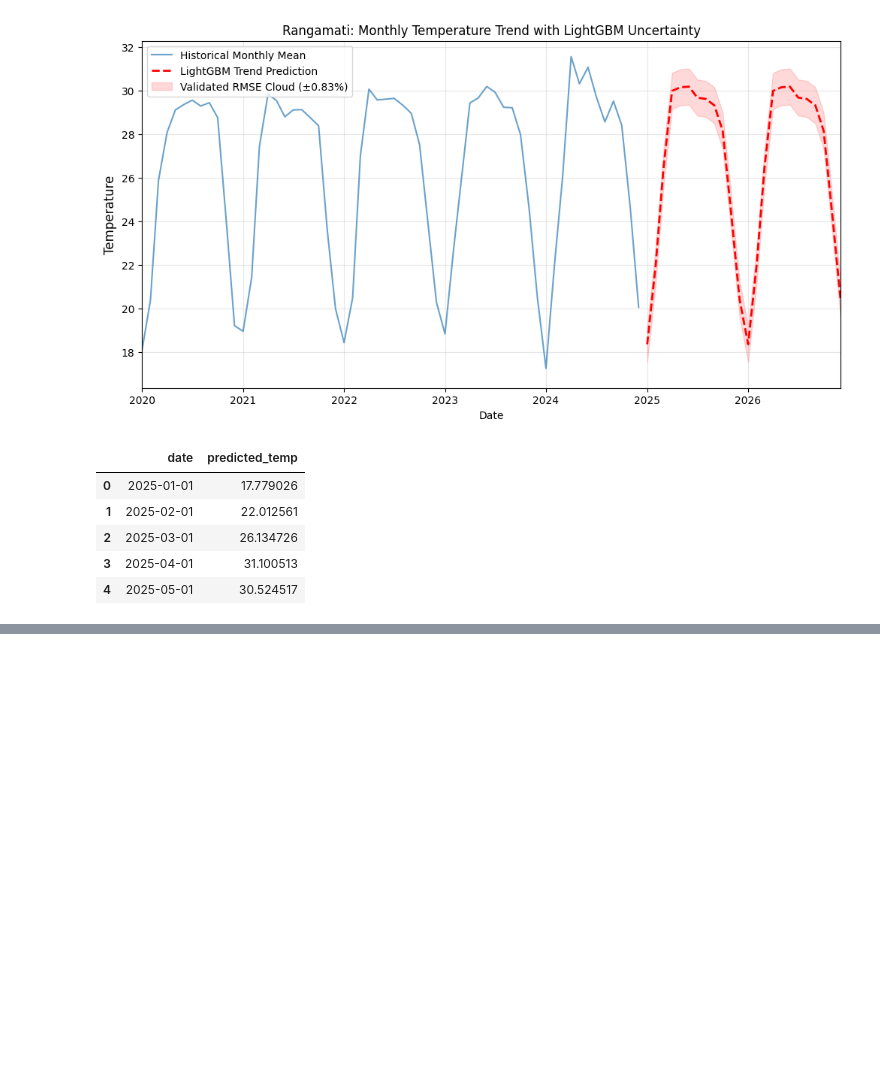
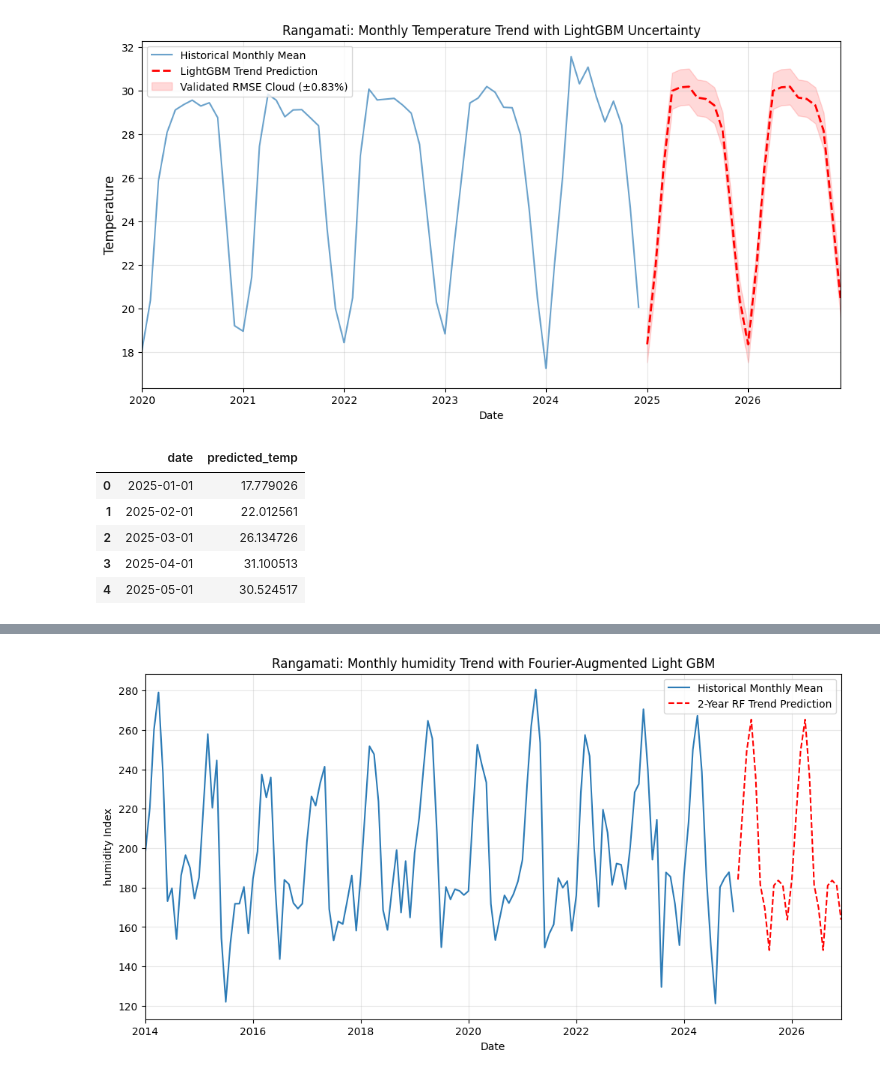
Before and after one commit to not-your-pancake/TCC_Journal, a Jupyter notebook: HI_WB_HS_HM_WBG/rangamati.ipynb, the cells around one changed output, grey strips where cells are left out. Cells and saved outputs as stored; diff of their text form; code cells hidden in the pictures; blank space fills up the shorter version.

```diff
--- a/HI_WB_HS_HM_WBG/rangamati.ipynb
+++ b/HI_WB_HS_HM_WBG/rangamati.ipynb
@@ -1428,0 +1522,12 @@ df_predictions_temp.head()
+# %%
+import numpy as np
+import pandas as pd
+import matplotlib.pyplot as plt
+
+from sklearn.model_selection import train_test_split, KFold, cross_val_score
+
+FEATURES = ['year_val'] + fourier_cols
+X = df_features[FEATURES]
+y = df_features['solar_radiation']
+
+X_train, X_test, y_train, y_test = train_test_split(X, y, test_size=0.20, random_state=42, shuffle=True)
@@ -1428,0 +2030,70 @@ df_predictions_temp.head()
+# %%
+import pandas as pd
+import numpy as np
+import matplotlib.pyplot as plt
+from sklearn.ensemble import RandomForestRegressor
+
+# 1. Prepare Monthly Data
+df = df_bandarban.copy() # [cite: 101]
+df['date'] = pd.to_datetime(df[['year', 'month', 'day']]) # [cite: 116]
+df_monthly_rad = df.set_index('date')['solar_radiation'].resample('MS').mean().reset_index()
+
+# 2. Engineering Fourier Features for Seasonality
+# This replaces the need for interpolation/splines
+def add_fourier_features(df, period=12, n_terms=3): # Monthly period is 12
+    for n in range(1, n_terms + 1):
+        # Using month index (1-12) as the base for the cycle
+        months = df['date'].dt.month
+        df[f'sin_{n}'] = np.sin(2 * np.pi * n * months / period)
+        df[f'cos_{n}'] = np.cos(2 * np.pi * n * months / period)
+    return df
+
+df_features = add_fourier_features(df_monthly_rad.copy())
+df_features['year_val'] = df_features['date'].dt.year
+
+# 3. Define Features and Target
+fourier_cols = [c for c in df_features.columns if 'sin' in c or 'cos' in c]
+FEATURES = ['year_val'] + fourier_cols
+X = df_features[FEATURES]
+y = df_features['solar_radiation']
+
+# 4. Train Random Forest [cite: 145, 146]
+cat_model = CatBoostRegressor(
+        iterations=800,
+        learning_rate=0.03,
+        depth=6,
+        l2_leaf_reg=5,           # Regularization is your friend with 4k rows
+        bootstrap_type='Bayesian',
+        bagging_temperature=1,
+        random_strength=1,
+        loss_function='RMSE',    # Or 'Huber' if you want it to match your LSTM
+        random_seed=42,
+        verbose=0
+    )
+
+
+cat_model.fit(X_train, y_train)
+
+# 5. Predict 2 Years Future (24 months)
+last_date = df_features['date'].max()
+future_dates = pd.date_range(start=last_date + pd.DateOffset(months=1), periods=24, freq='MS')
+future_df = pd.DataFrame({'date': future_dates})
+future_df['year_val'] = future_df['date'].dt.year
+future_df = add_fourier_features(future_df)
+
+predictions_hum = rf.predict(future_df[FEATURES])
+
+# 6. Visualization
+plt.figure(figsize=(12, 6))
+plt.plot(df_features['date'], y, label='Historical Monthly Mean', color='#2c7bb6') # [cite: 80]
+plt.plot(future_dates, predictions_hum, label='2-Year RF Trend Prediction', linestyle='--', color='red')
+plt.title('Rangamati: Monthly humidity Trend with Fourier-Augmented Light GBM')
+plt.xlabel('Date')
+plt.ylabel('humidity Index')
+plt.legend()
+plt.grid(True, alpha=0.3)
+# Set the start date to Jan 1st, 2023
+plt.xlim(pd.Timestamp('2014-01-01'), future_dates.max())
+plt.show()
+# %% [output]
+[figure, added]
```
Also changed, not shown: parts of 26 cells of this notebook, 9 other files.
